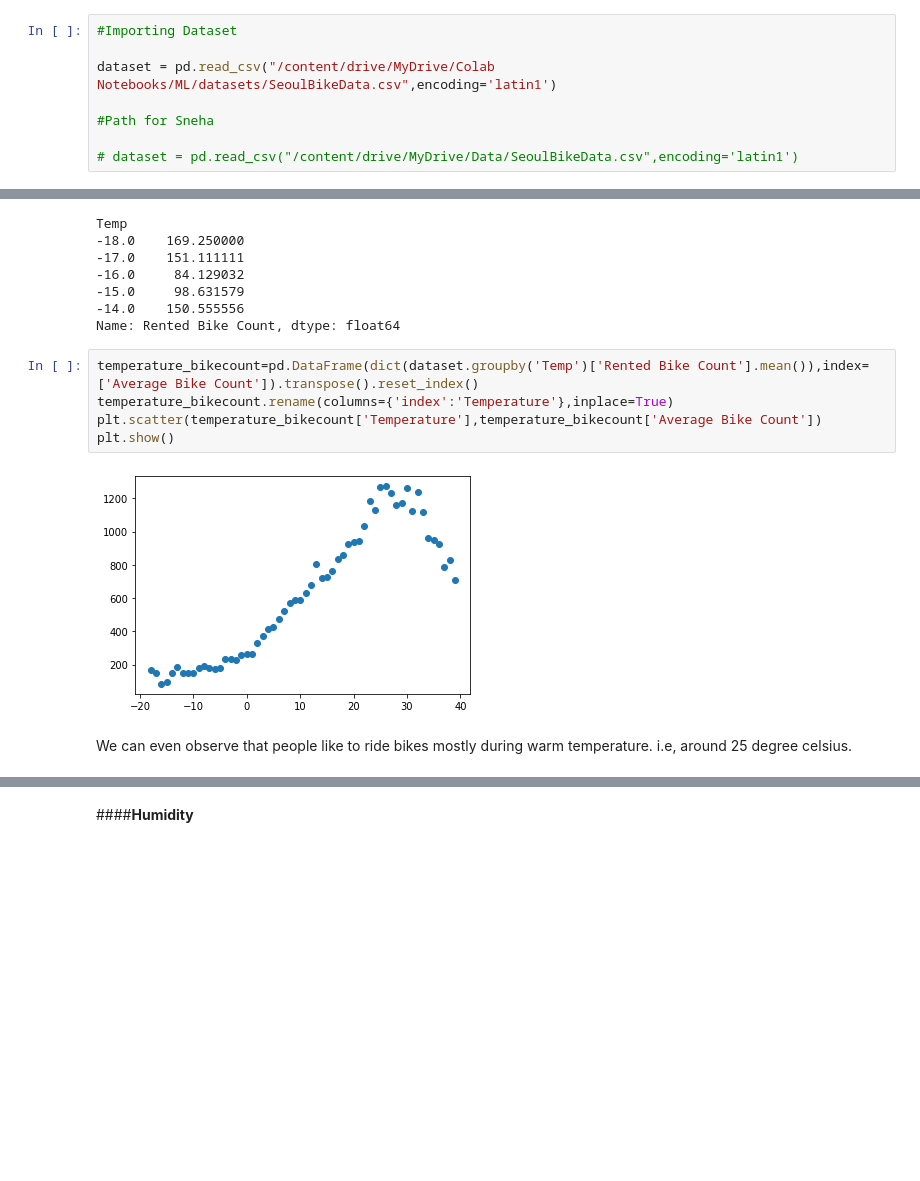
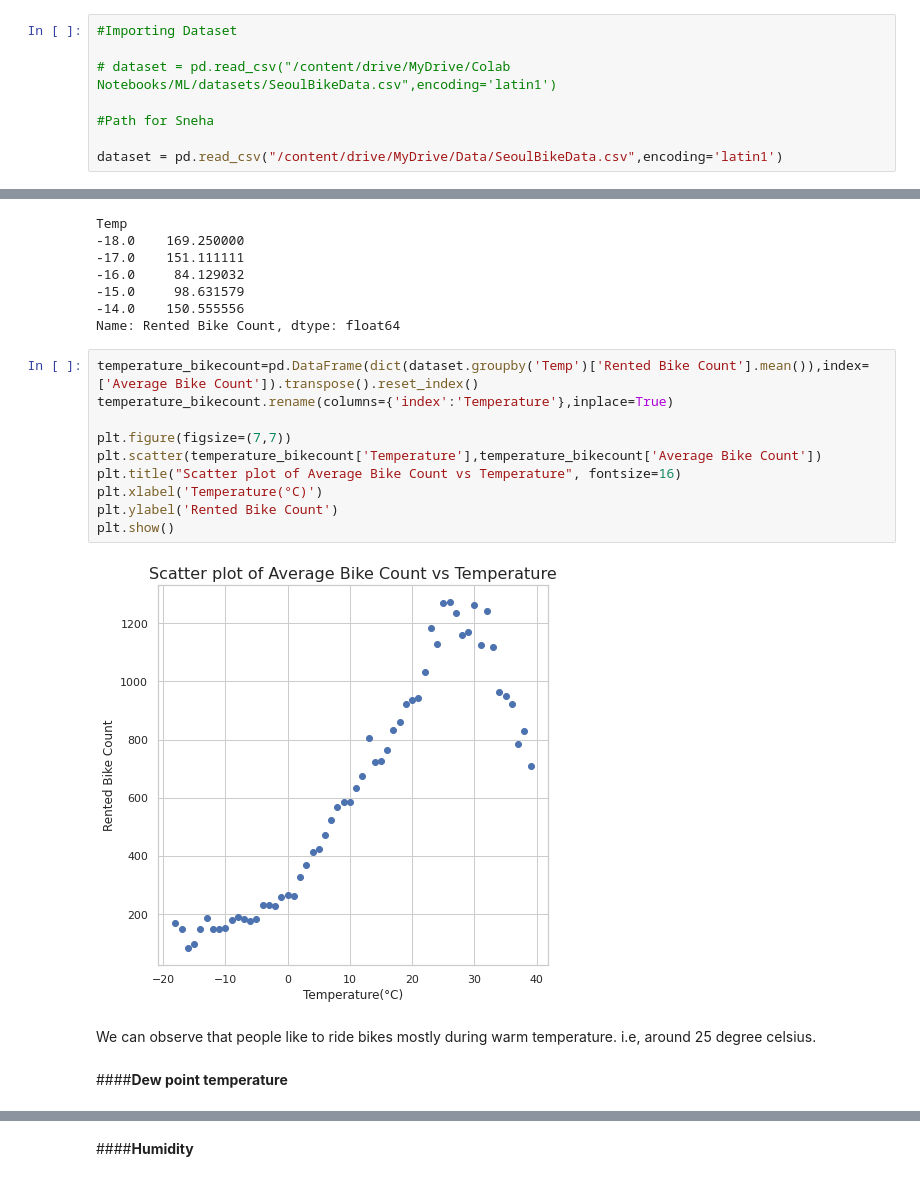
Before and after one commit to ShrungaM/Bike-Sharing-Demand-Prediction, a Jupyter notebook: Bike_Sharing_Demand_Prediction_Capstone_Project.ipynb, the cells around one changed output, grey strips where cells are left out. Saved outputs shown, nothing was run; the diff lists cells and outputs as text; blank space fills up the shorter version.

```diff
--- a/Bike_Sharing_Demand_Prediction_Capstone_Project.ipynb
+++ b/Bike_Sharing_Demand_Prediction_Capstone_Project.ipynb
@@ -56,11 +56,11 @@ Mounted at /content/drive
 # %%
 #Importing Dataset
 
-dataset = pd.read_csv("/content/drive/MyDrive/Colab Notebooks/ML/datasets/SeoulBikeData.csv",encoding='latin1')
+# dataset = pd.read_csv("/content/drive/MyDrive/Colab Notebooks/ML/datasets/SeoulBikeData.csv",encoding='latin1')
 
 #Path for Sneha
 
-# dataset = pd.read_csv("/content/drive/MyDrive/Data/SeoulBikeData.csv",encoding='latin1')
+dataset = pd.read_csv("/content/drive/MyDrive/Data/SeoulBikeData.csv",encoding='latin1')
 # %% [markdown]
 #**Data Exploration**
 # %%
@@ -311,9 +319,16 @@ Name: Rented Bike Count, dtype: float64
 # %%
 temperature_bikecount=pd.DataFrame(dict(dataset.groupby('Temp')['Rented Bike Count'].mean()),index=['Average Bike Count']).transpose().reset_index()
 temperature_bikecount.rename(columns={'index':'Temperature'},inplace=True)
+
+plt.figure(figsize=(7,7))
 plt.scatter(temperature_bikecount['Temperature'],temperature_bikecount['Average Bike Count'])
+plt.title("Scatter plot of Average Bike Count vs Temperature", fontsize=16)
+plt.xlabel('Temperature(°C)')
+plt.ylabel('Rented Bike Count')
 plt.show()
 # %% [output]
-[figure, old version]
+[figure, new version]
 # %% [markdown]
-We can even observe that people like to ride bikes mostly during warm temperature. i.e, around 25 degree celsius.
+We can observe that people like to ride bikes mostly during warm temperature. i.e, around 25 degree celsius.
+# %% [markdown]
+####**Dew point temperature**
```
Also changed, not shown: parts of 51 cells of this notebook.
